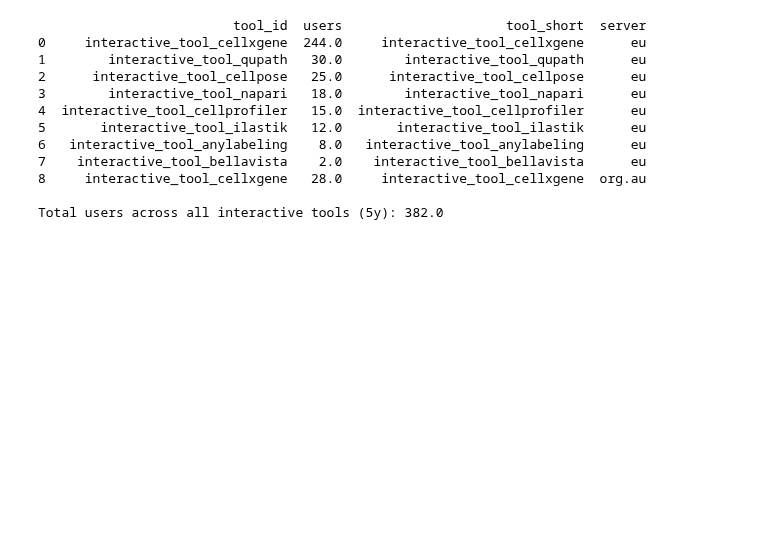
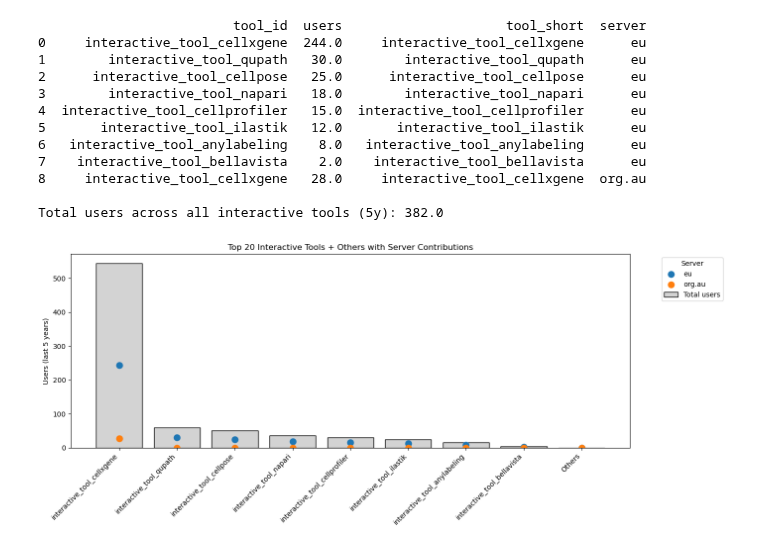
Before and after one commit to galaxyproject/galaxy_codex, a Jupyter notebook: sources/notebooks/plots_tool_stats.ipynb, the cells around one changed output. Drawn from its saved outputs; the diff is of its cells as text; code cells hidden in the pictures; blank space fills up the shorter version.

```diff
--- a/sources/notebooks/plots_tool_stats.ipynb
+++ b/sources/notebooks/plots_tool_stats.ipynb
@@ -101,3 +169,62 @@ print("\nTotal users across all interactive tools (5y):", total_users)
 8     interactive_tool_cellxgene   28.0     interactive_tool_cellxgene  org.au
 
 Total users across all interactive tools (5y): 382.0
+# %%
+
+# Pivot to have one row per tool, columns = servers
+plot_df = combined.pivot_table(
+    index="tool_short",
+    columns="server",
+    values="users",
+    aggfunc="sum",
+    fill_value=0
+)
+
+# Compute total users per tool
+plot_df["total_users"] = plot_df.sum(axis=1)
+
+# -----------------------------
+# Keep top 20 tools, combine rest as "Others"
+# -----------------------------
+top_n = 20
+top_tools = plot_df.nlargest(top_n, "total_users")
+others = plot_df.drop(top_tools.index)
+others_sum = others.sum().to_frame().T
+others_sum.index = ["Others"]
+
+# Combine top tools + Others
+plot_df = pd.concat([top_tools, others_sum])
+
+# -----------------------------
+# Plot
+# -----------------------------
+tools = plot_df.index.astype(str)
+total_users_per_tool = plot_df.sum(axis=1)
+
+plt.figure(figsize=(14,6))
+
+# Draw bars for total users
+plt.bar(tools, total_users_per_tool, color="lightgray", edgecolor="black", label="Total users")
+
+# Overlay dots for each server
+servers = combined["server"].unique()
+colors = plt.cm.tab10.colors
+
+for i, server in enumerate(servers):
+    if server in plot_df.columns:
+        plt.scatter(
+            tools,
+            plot_df[server],
+            color=colors[i % len(colors)],
+            s=80,
+            label=server
+        )
+
+plt.ylabel("Users (last 5 years)")
+plt.title(f"Top {top_n} Interactive Tools + Others with Server Contributions")
+plt.xticks(rotation=45, ha="right")
+plt.legend(title="Server", bbox_to_anchor=(1.05, 1), loc="upper left")
+plt.tight_layout()
+plt.show()
+# %% [output]
+[figure, added]
```
Also changed, not shown: parts of 3 cells of this notebook.
